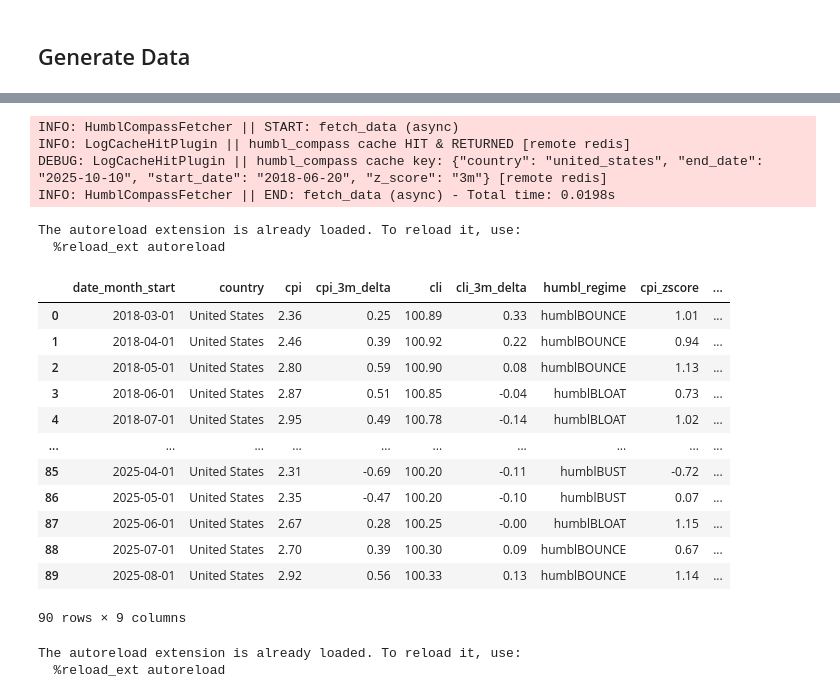
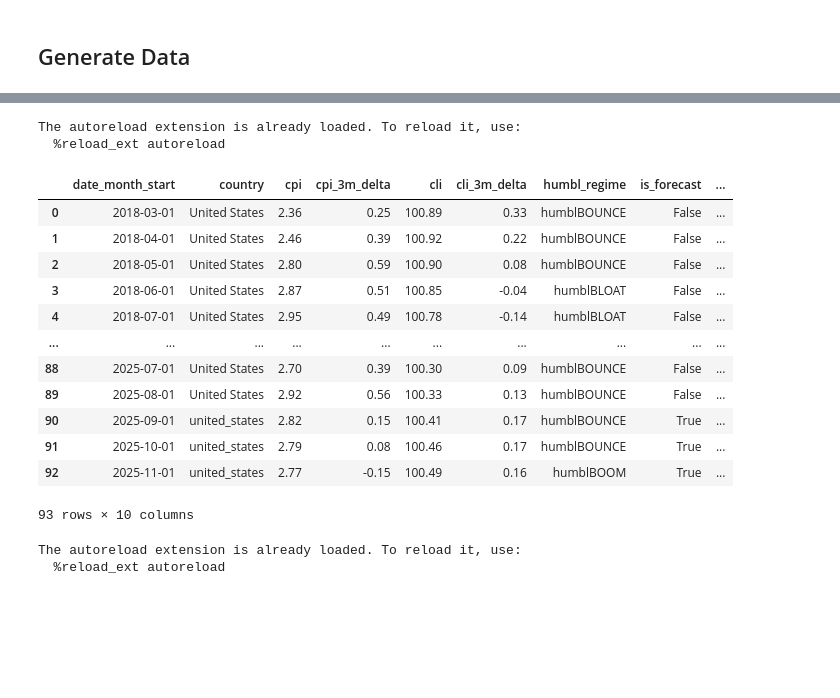
Before and after one commit to humblFINANCE/humblDATA, a Jupyter notebook: notebooks/investos/humbl_channel_simple_backtest.ipynb, the cells around one changed output, grey strips where cells are left out. Cells and saved outputs as stored; diff of their text form; code cells hidden in the pictures; blank space fills up the shorter version.

```diff
--- a/notebooks/investos/humbl_channel_simple_backtest.ipynb
+++ b/notebooks/investos/humbl_channel_simple_backtest.ipynb
@@ -83,38 +77,41 @@ INFO: OpenBBAPIClient || END: fetch_data (async) - Total time: 4.7068s
 # %%
 %load_ext autoreload
 %autoreload 2
 
 from humbldata.toolbox.toolbox_controller import Toolbox
 
 toolbox = Toolbox(
     symbols=["XLE", "XLF", "XLU", "XLI", "XLK", "XLV", "XLY", "XLP", "XLRE", "XLB", "XLC"],
     start_date="2018-06-20",
     end_date="2025-10-10",
     membership="admin",
 )
-humbl_compass = await toolbox.fundamental.humbl_compass(country="united_states", z_score="3m")
+humbl_compass = await toolbox.fundamental.humbl_compass(
+    country="united_states",
+    z_score="3m",
+    timegpt_enable=True,
+    timegpt_h=3,
+    timegpt_freq="1mo",
+    timegpt_model="timegpt-1"
+)
 compass_metric = humbl_compass.to_pandas()
 compass_metric
 # %% [output]
-INFO: HumblCompassFetcher || START: fetch_data (async)
-INFO: LogCacheHitPlugin || humbl_compass cache HIT & RETURNED [remote redis]
-DEBUG: LogCacheHitPlugin || humbl_compass cache key: {"country": "united_states", "end_date": "2025-10-10", "start_date": "2018-06-20", "z_score": "3m"} [remote redis]
-INFO: HumblCompassFetcher || END: fetch_data (async) - Total time: 0.0198s
+The autoreload extension is already loaded. To reload it, use:
+  %reload_ext autoreload
+|  | date_month_start | country | cpi | cpi_3m_delta | cli | cli_3m_delta | humbl_regime | is_forecast | ... |
+| 0 | 2018-03-01 | United States | 2.36 | 0.25 | 100.89 | 0.33 | humblBOUNCE | False | ... |
+| 1 | 2018-04-01 | United States | 2.46 | 0.39 | 100.92 | 0.22 | humblBOUNCE | False | ... |
+| 2 | 2018-05-01 | United States | 2.80 | 0.59 | 100.90 | 0.08 | humblBOUNCE | False | ... |
+| 3 | 2018-06-01 | United States | 2.87 | 0.51 | 100.85 | -0.04 | humblBLOAT | False | ... |
+| 4 | 2018-07-01 | United States | 2.95 | 0.49 | 100.78 | -0.14 | humblBLOAT | False | ... |
+| ... | ... | ... | ... | ... | ... | ... | ... | ... | ... |
+| 88 | 2025-07-01 | United States | 2.70 | 0.39 | 100.30 | 0.09 | humblBOUNCE | False | ... |
+| 89 | 2025-08-01 | United States | 2.92 | 0.56 | 100.33 | 0.13 | humblBOUNCE | False | ... |
+| 90 | 2025-09-01 | united_states | 2.82 | 0.15 | 100.41 | 0.17 | humblBOUNCE | True | ... |
+| 91 | 2025-10-01 | united_states | 2.79 | 0.08 | 100.46 | 0.17 | humblBOUNCE | True | ... |
+| 92 | 2025-11-01 | united_states | 2.77 | -0.15 | 100.49 | 0.16 | humblBOOM | True | ... |
-The autoreload extension is already loaded. To reload it, use:
-  %reload_ext autoreload
+93 rows × 10 columns
-|  | date_month_start | country | cpi | cpi_3m_delta | cli | cli_3m_delta | humbl_regime | cpi_zscore | ... |
-| 0 | 2018-03-01 | United States | 2.36 | 0.25 | 100.89 | 0.33 | humblBOUNCE | 1.01 | ... |
-| 1 | 2018-04-01 | United States | 2.46 | 0.39 | 100.92 | 0.22 | humblBOUNCE | 0.94 | ... |
-| 2 | 2018-05-01 | United States | 2.80 | 0.59 | 100.90 | 0.08 | humblBOUNCE | 1.13 | ... |
-| 3 | 2018-06-01 | United States | 2.87 | 0.51 | 100.85 | -0.04 | humblBLOAT | 0.73 | ... |
-| 4 | 2018-07-01 | United States | 2.95 | 0.49 | 100.78 | -0.14 | humblBLOAT | 1.02 | ... |
-| ... | ... | ... | ... | ... | ... | ... | ... | ... | ... |
-| 85 | 2025-04-01 | United States | 2.31 | -0.69 | 100.20 | -0.11 | humblBUST | -0.72 | ... |
-| 86 | 2025-05-01 | United States | 2.35 | -0.47 | 100.20 | -0.10 | humblBUST | 0.07 | ... |
-| 87 | 2025-06-01 | United States | 2.67 | 0.28 | 100.25 | -0.00 | humblBLOAT | 1.15 | ... |
-| 88 | 2025-07-01 | United States | 2.70 | 0.39 | 100.30 | 0.09 | humblBOUNCE | 0.67 | ... |
-| 89 | 2025-08-01 | United States | 2.92 | 0.56 | 100.33 | 0.13 | humblBOUNCE | 1.14 | ... |
-90 rows × 9 columns
 # %%
 %load_ext autoreload
 %autoreload 2
```
Also changed, not shown: parts of 6 cells of this notebook, 7 other files.
